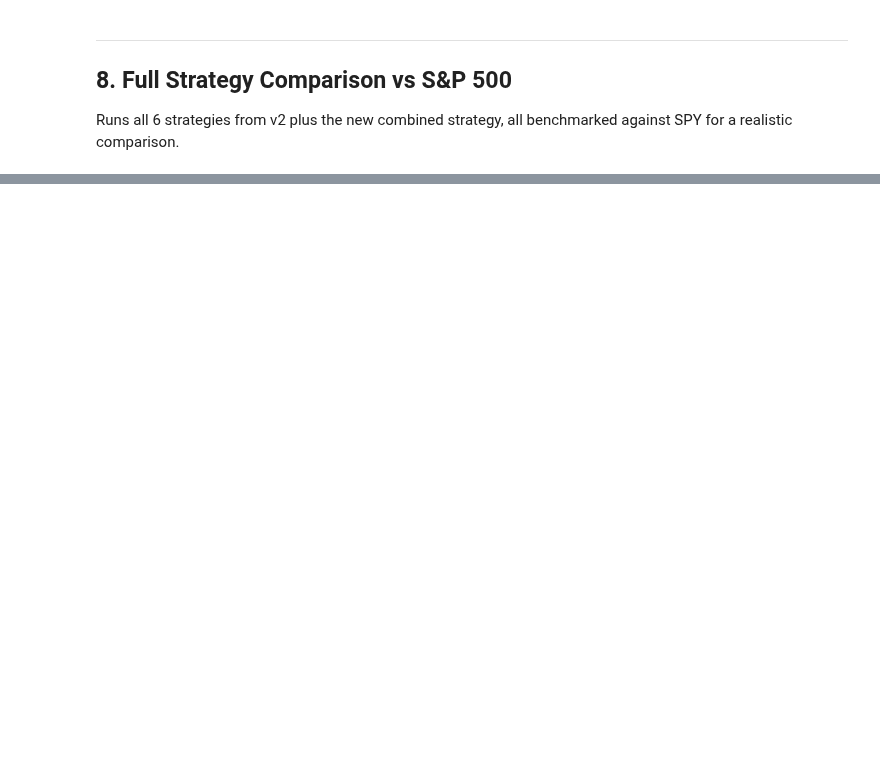
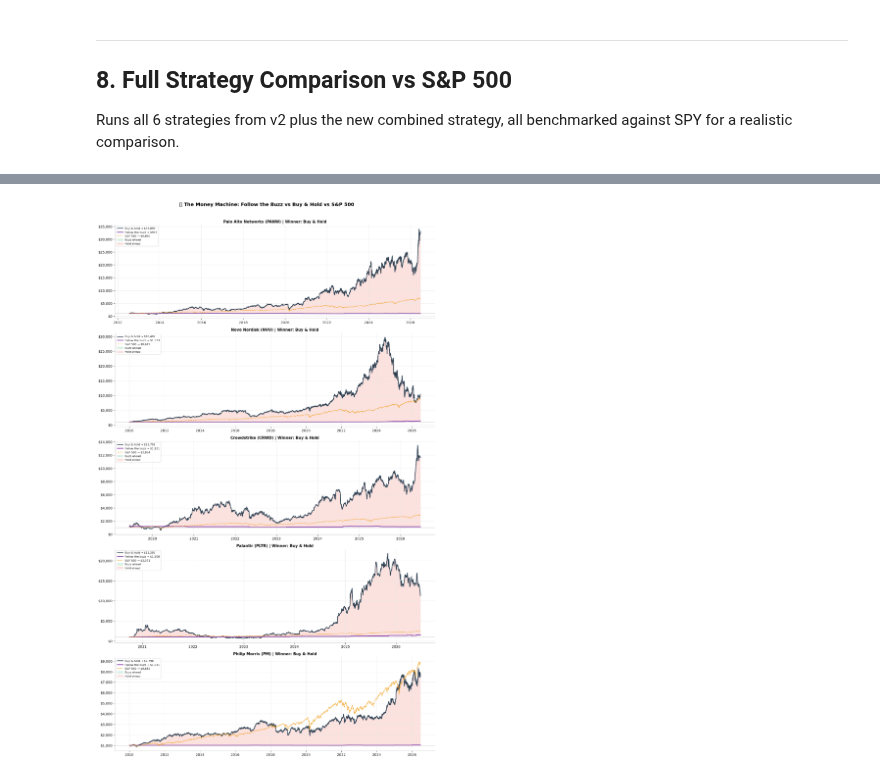
Before and after one commit to annhmartin/dataviz-historical-stocks-AnnetteMartin, a Jupyter notebook: tech_pulse_v3_latest.ipynb, the cells around one changed output, grey strips where cells are left out. Cells and saved outputs as stored; diff of their text form; code cells hidden in the pictures; blank space fills up the shorter version.

```diff
--- a/tech_pulse_v3_latest.ipynb
+++ b/tech_pulse_v3_latest.ipynb
@@ -1189,0 +1577,95 @@ for ticker in top3:
+# %%
+MM_START_DATE = None   # e.g. '2018-01-01'
+MM_CASH = 1000
+
+C_BUZZ = '#8e44ad'
+C_HOLD = '#2c3e50'
+C_SPY  = '#f39c12'
+C_WIN_B = '#a9dfbf'
+C_WIN_H = '#f5b7b1'
+
+fig, axes = plt.subplots(len(top5_mood), 1,
+                          figsize=(14, 4.5*len(top5_mood)), facecolor='white')
+if len(top5_mood) == 1: axes = [axes]
+
+mm_summary = []
+
+for ax, ticker in zip(axes, top5_mood):
+    row     = best_per_ticker[best_per_ticker['ticker']==ticker].iloc[0]
+    sig_col = row['signal']
+    sig     = daily_signals[daily_signals['ticker']==ticker].copy()
+    price   = df_prices[df_prices['ticker']==ticker].copy()
+    sig['date']   = pd.to_datetime(sig['date'])
+    price         = price.set_index('Date').sort_index()
+    name = COMPANY_MAP.get(ticker,{}).get('names',[ticker])[0].title()
+
+    if MM_START_DATE:
+        start = pd.Timestamp(MM_START_DATE)
+        price = price[price.index >= start]
+        sig   = sig[sig['date'] >= start]
+
+    buzz_w = MM_CASH
+    hold_w = MM_CASH
+    spy_w  = MM_CASH
+    buzz_h, hold_h, spy_h, dates_u = [], [], [], []
+    sent_idx = sig.set_index('date').sort_index()
+
+    for date in price.index:
+        ret = price.loc[date, 'daily_return']
+        if pd.isna(ret): continue
+        hold_w *= (1 + ret)
+        if SPY_AVAILABLE and date in df_spy.index:
+            sr = df_spy.loc[date, 'daily_return']
+            if not pd.isna(sr): spy_w *= (1 + sr)
+        prior = sent_idx.index[sent_idx.index <= date - pd.Timedelta(days=1)]
+        if len(prior) > 0:
+            sv = sent_idx.loc[prior[-1], sig_col]
+            if not pd.isna(sv) and sv >= SENTIMENT_THRESHOLD:
+                buzz_w *= (1 + ret)
+        buzz_h.append(buzz_w); hold_h.append(hold_w)
+        spy_h.append(spy_w); dates_u.append(date)
+
+    ax.plot(dates_u, hold_h, color=C_HOLD, linewidth=2,
+            label=f'Buy & hold → ${hold_w:,.0f}')
+    ax.plot(dates_u, buzz_h, color=C_BUZZ, linewidth=2.5,
+            label=f'Follow the buzz → ${buzz_w:,.0f}')
+    if SPY_AVAILABLE:
+        ax.plot(dates_u, spy_h, color=C_SPY, linewidth=1.5,
+                linestyle='--', label=f'S&P 500 → ${spy_w:,.0f}', alpha=0.8)
+    ax.fill_between(dates_u, hold_h, buzz_h,
+                    where=[b>h for b,h in zip(buzz_h,hold_h)],
+                    color=C_WIN_B, alpha=0.4, label='Buzz ahead')
+    ax.fill_between(dates_u, hold_h, buzz_h,
+                    where=[b<h for b,h in zip(buzz_h,hold_h)],
+                    color=C_WIN_H, alpha=0.4, label='Hold ahead')
+    ax.axhline(MM_CASH, color='#aaaaaa', linewidth=0.7)
+    ax.yaxis.set_major_formatter(plt.FuncFormatter(lambda x,_: f'${x:,.0f}'))
+    ax.set_facecolor('white')
+    winner = 'Buzz' if buzz_w > hold_w else 'Buy & Hold'
+    ax.set_title(f'{name} ({ticker}) | Winner: {winner}', fontsize=11, fontweight='bold')
+    ax.legend(fontsize=8, loc='upper left', facecolor='white')
+    ax.xaxis.set_major_formatter(mdates.DateFormatter('%Y'))
+    mm_summary.append({'ticker':ticker,'name':name,'buzz':round(buzz_w,2),
+                       'hold':round(hold_w,2),'spy':round(spy_w,2),'buzz_wins':buzz_w>hold_w})
+
+fig.suptitle('💰 The Money Machine: Follow the Buzz vs Buy & Hold vs S&P 500',
+             fontsize=14, fontweight='bold', y=1.01)
+plt.tight_layout()
+plt.show()
+
+df_mm = pd.DataFrame(mm_summary)
+print('='*65)
+print(f'REPORT CARD — Starting with ${MM_CASH:,}')
+print('='*65)
+for _, r in df_mm.iterrows():
+    diff = r['buzz'] - r['hold']
+    print(f"\n  {r['name'].upper()} ({r['ticker']})")
+    print(f"    Buzz     : ${r['buzz']:>9,.2f}  ({(r['buzz']/MM_CASH-1)*100:+.1f}%)")
+    print(f"    Hold     : ${r['hold']:>9,.2f}  ({(r['hold']/MM_CASH-1)*100:+.1f}%)")
+    print(f"    S&P 500  : ${r['spy']:>9,.2f}  ({(r['spy']/MM_CASH-1)*100:+.1f}%)")
+    print(f"    {'✅ Buzz won $'+str(round(abs(diff),2))+' extra' if diff>0 else '❌ Hold beat buzz by $'+str(round(abs(diff),2))}")
+winners = df_mm['buzz_wins'].sum()
+print(f'\nBuzz beat hold in {winners}/{len(df_mm)} companies')
+print('⚠️  For learning purposes only — not financial advice!')
+# %% [output]
+[figure, added]
```
Also changed, not shown: parts of 19 cells of this notebook.
